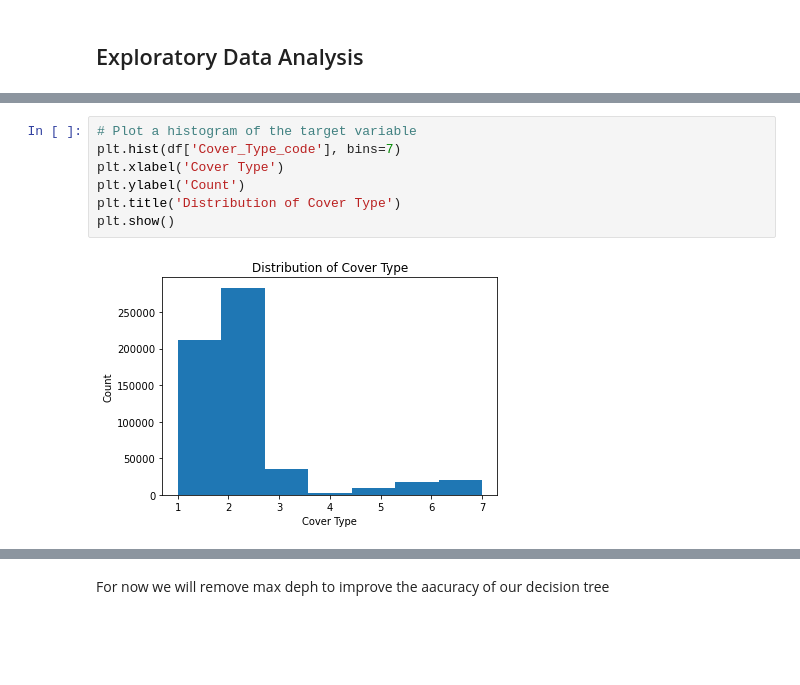
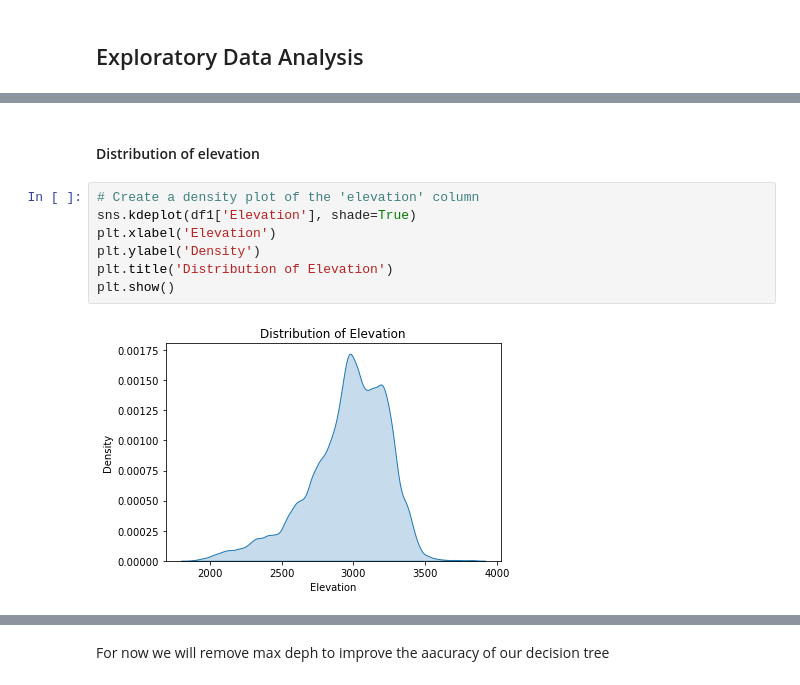
Before and after one commit to monica-navas-m/Machine-Learning, a Jupyter notebook: Notebook Python.ipynb, the cells around one changed output, grey strips where cells are left out. Cells and saved outputs as stored; diff of their text form; blank space fills up the shorter version.

```diff
--- a/Notebook Python.ipynb
+++ b/Notebook Python.ipynb
@@ -240,9 +300,11 @@ Name: Cover_Type_code, dtype: int64
+# %% [markdown]
+#### Distribution of elevation
 # %%
-# Plot a histogram of the target variable
-plt.hist(df['Cover_Type_code'], bins=7)
-plt.xlabel('Cover Type')
-plt.ylabel('Count')
-plt.title('Distribution of Cover Type')
+# Create a density plot of the 'elevation' column
+sns.kdeplot(df1['Elevation'], shade=True)
+plt.xlabel('Elevation')
+plt.ylabel('Density')
+plt.title('Distribution of Elevation')
 plt.show()
 # %% [output]
-[figure, old version]
+[figure, new version]
```
Also changed, not shown: parts of 75 cells of this notebook.
